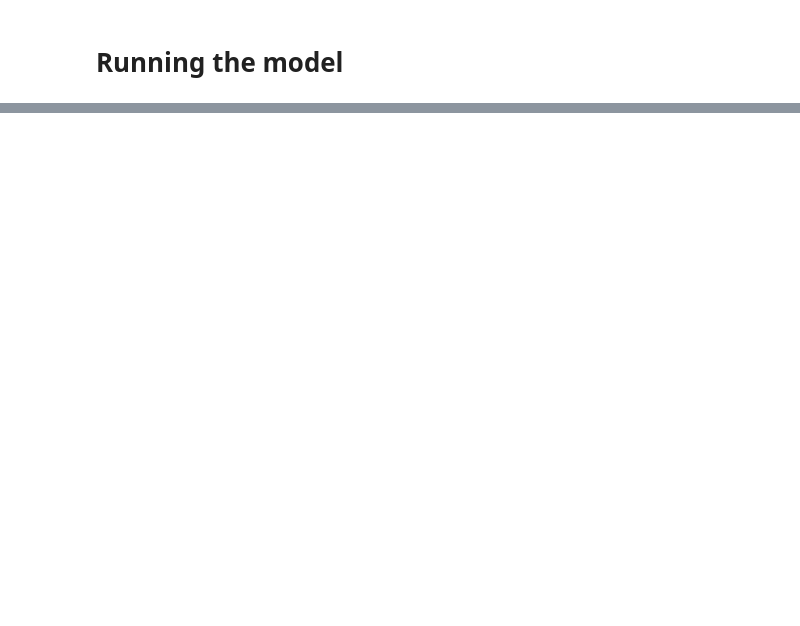
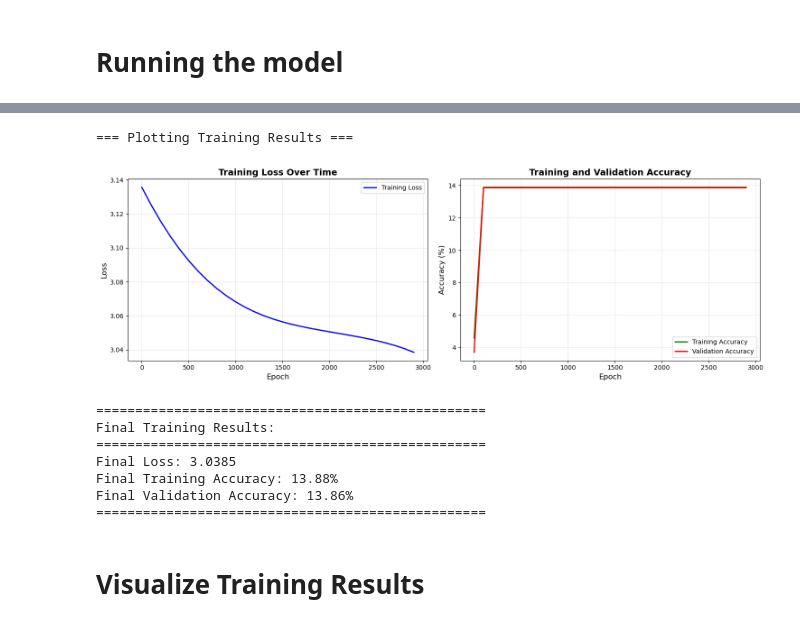
Before and after one commit to Mohamed-Ehab-Sabry/marine-species-classifier-mlp, a Jupyter notebook: marine-species-classifier-mlp.ipynb, the cells around one changed output, grey strips where cells are left out. Saved outputs shown, nothing was run; the diff lists cells and outputs as text; code cells hidden in the pictures; blank space fills up the shorter version.

```diff
--- a/marine-species-classifier-mlp.ipynb
+++ b/marine-species-classifier-mlp.ipynb
@@ -221,7 +221,11 @@ def intialize_param(net_sizes):
     for i in range(len(net_sizes) - 1):
         input_dim = net_sizes[i]
         output_dim =  net_sizes[i + 1]
-        weight = np.random.randn(output_dim, input_dim) * 0.01
+
+
+        # He initialization for ReLU: scale by sqrt(2/input_dim)
+        # This prevents vanishing/exploding gradients with ReLU
+        weight = np.random.randn(output_dim, input_dim) * np.sqrt(2.0 / input_dim)
         weights.append(weight)
         bias = np.zeros((output_dim, 1))
         biases.append(bias)
@@ -473,0 +568,16 @@ Final Test Accuracy: 13.86%
+# %%
+# Plot the training results from the previous training run
+print("=== Plotting Training Results ===")
+plot_results(loss_hist, train_acc_hist, test_acc_hist)
+# %% [output]
+=== Plotting Training Results ===
+[figure, added]
+==================================================
+Final Training Results:
+==================================================
+Final Loss: 3.0385
+Final Training Accuracy: 13.88%
+Final Validation Accuracy: 13.86%
+==================================================
+# %% [markdown]
+# Visualize Training Results
```
Also changed, not shown: parts of 4 cells of this notebook, 12 other files.
